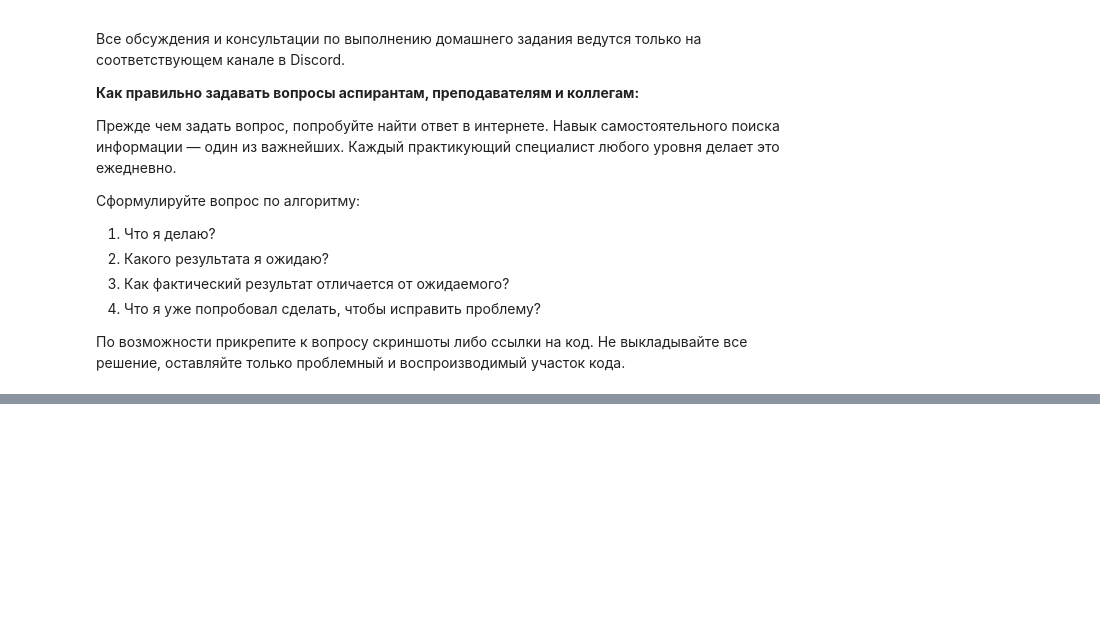
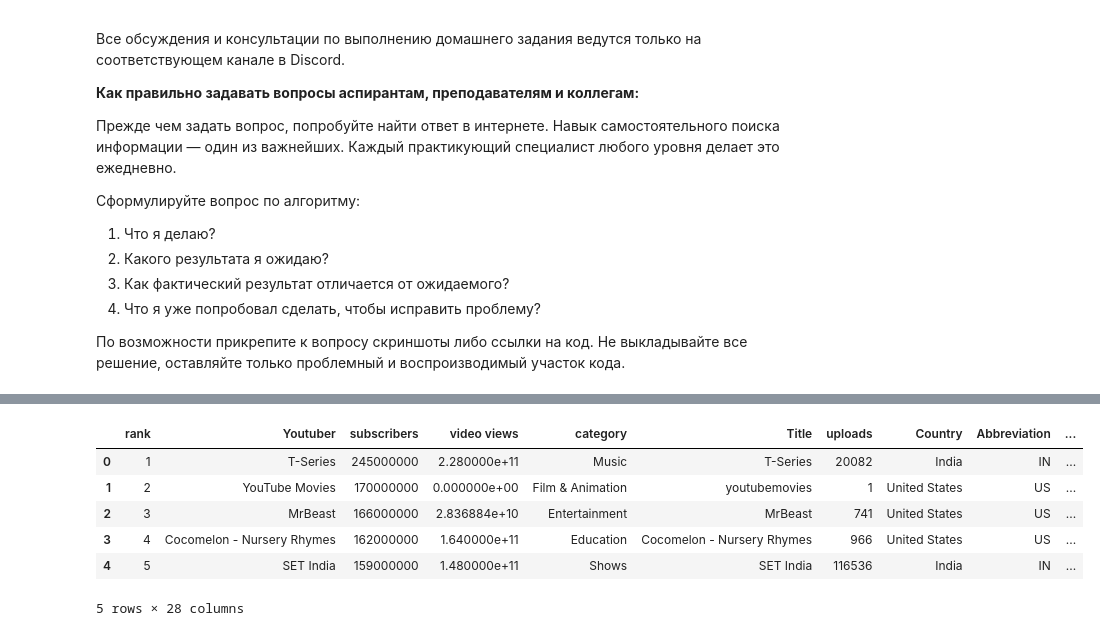
Before and after one commit to catprokhorova/HW_datasets, a Jupyter notebook: ML_3/final.ipynb, the cells around one changed output, grey strips where cells are left out. Cells and saved outputs as stored; diff of their text form; code cells hidden in the pictures; blank space fills up the shorter version.

```diff
--- a/ML_3/final.ipynb
+++ b/ML_3/final.ipynb
@@ -75,0 +56,11 @@
+# %%
+df = pd.read_csv("Global YouTube Statistics.csv", encoding='unicode_escape')
+df.head()
+# %% [output]
+|  | rank | Youtuber | subscribers | video views | category | Title | uploads | Country | Abbreviation | ... |
+| 0 | 1 | T-Series | 245000000 | 2.280000e+11 | Music | T-Series | 20082 | India | IN | ... |
+| 1 | 2 | YouTube Movies | 170000000 | 0.000000e+00 | Film & Animation | youtubemovies | 1 | United States | US | ... |
+| 2 | 3 | MrBeast | 166000000 | 2.836884e+10 | Entertainment | MrBeast | 741 | United States | US | ... |
+| 3 | 4 | Cocomelon - Nursery Rhymes | 162000000 | 1.640000e+11 | Education | Cocomelon - Nursery Rhymes | 966 | United States | US | ... |
+| 4 | 5 | SET India | 159000000 | 1.480000e+11 | Shows | SET India | 116536 | India | IN | ... |
+5 rows × 28 columns
```
Also changed, not shown: parts of 13 cells of this notebook, 3 other files.
